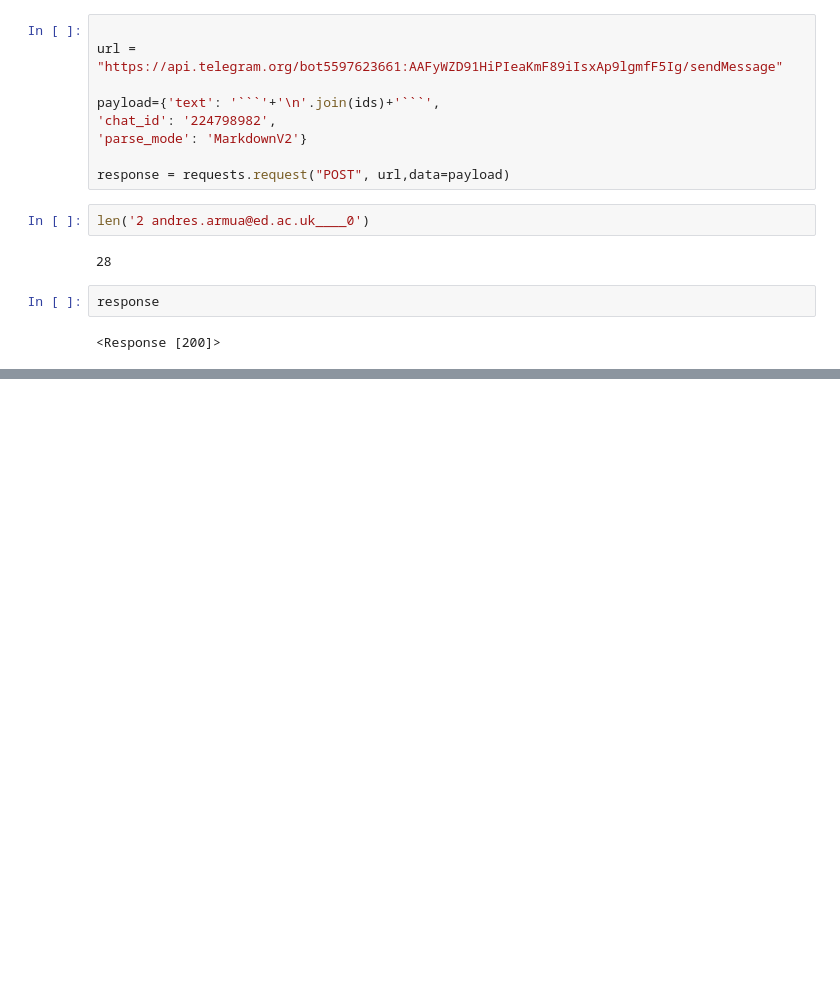
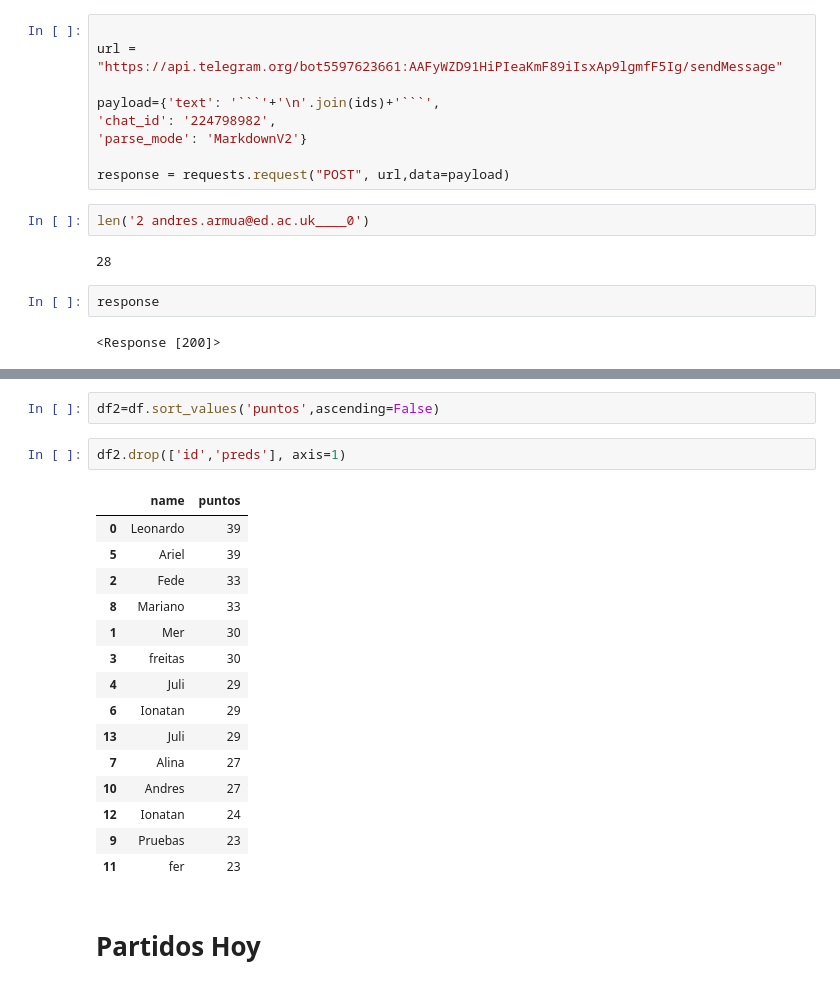
Before and after one commit to carabedo/prode, a Jupyter notebook: test.ipynb, the cells around one changed output, grey strips where cells are left out. Saved outputs shown, nothing was run; the diff lists cells and outputs as text; blank space fills up the shorter version.

```diff
--- a/test.ipynb
+++ b/test.ipynb
@@ -36,0 +369,22 @@ response
+# %%
+df2=df.sort_values('puntos',ascending=False)
+# %%
+df2.drop(['id','preds'], axis=1)
+# %% [output]
+|  | name | puntos |
+| 0 | Leonardo | 39 |
+| 5 | Ariel | 39 |
+| 2 | Fede | 33 |
+| 8 | Mariano | 33 |
+| 1 | Mer | 30 |
+| 3 | freitas | 30 |
+| 4 | Juli | 29 |
+| 6 | Ionatan | 29 |
+| 13 | Juli | 29 |
+| 7 | Alina | 27 |
+| 10 | Andres | 27 |
+| 12 | Ionatan | 24 |
+| 9 | Pruebas | 23 |
+| 11 | fer | 23 |
+# %% [markdown]
+# Partidos Hoy
```
Also changed, not shown: parts of 42 cells of this notebook, 6 other files.
